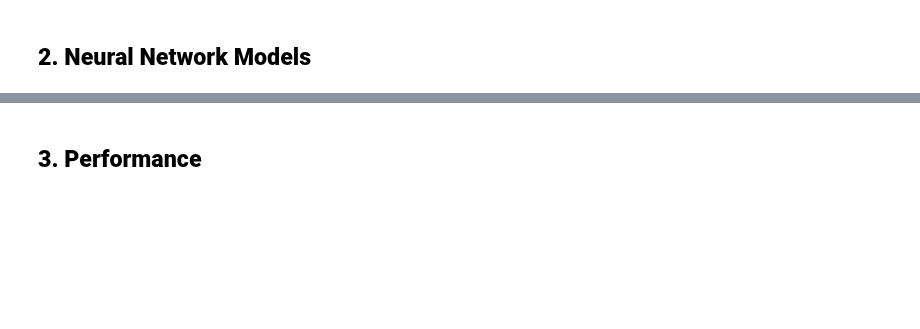
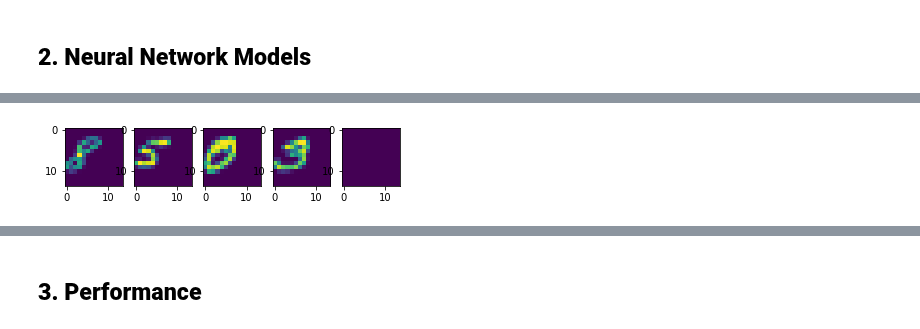
Before and after one commit to du-hr/MNIST-CNN, a Jupyter notebook: MiniProject_3.ipynb, the cells around one changed output, grey strips where cells are left out. Cells and saved outputs as stored; diff of their text form; code cells hidden in the pictures; blank space fills up the shorter version.

```diff
--- a/MiniProject_3.ipynb
+++ b/MiniProject_3.ipynb
@@ -177,0 +300,22 @@ plt.show()
+# %%
+def leftBound_digit(x, initial_column):
+  N = x.shape[1] #column
+  leftBound = 0
+  bound = torch.full(x[:, 0].shape, 0.2)
+  for i in list(range(initial_column, N)):
+    if torch.all(torch.le(x[:, i], bound)):
+      leftBound = i + 1
+    else:
+      break
+  return leftBound
+# %%
+def rightBound_digit(x, initial_column):
+  N = x.shape[1] #column
+  leftBound = 0
+  bound = torch.full(x[:, 0].shape, 0.2)
+  for i in list(range(initial_column, N)):
+    if torch.all(torch.le(x[:, i], bound)) == False:
+      leftBound = i + 1
+    else:
+      break
+  return leftBound
@@ -337,0 +575,7 @@ Accuracy of the network on test images: 97 %
+# %%
+# test on partitoned image
+x_try_part = partition_image(x_try)
+for i in range(5):
+    plt.subplot(1,5,i+1),plt.imshow(x_try_part[i, :, :])
+# %% [output]
+[figure, added]
```
Also changed, not shown: parts of 52 cells of this notebook.
